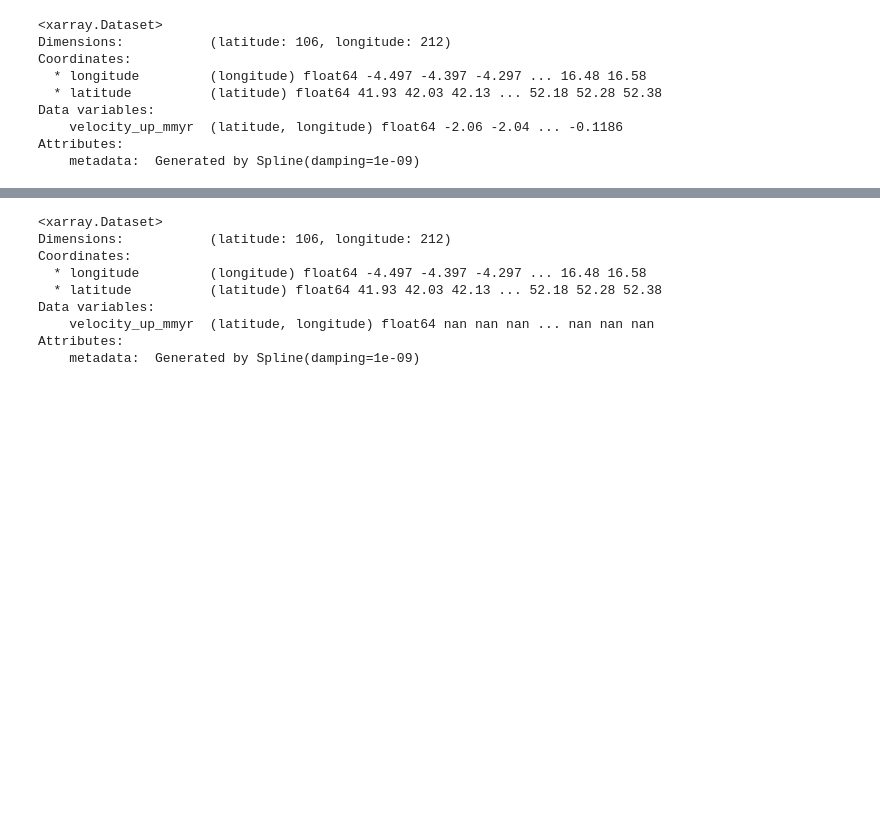
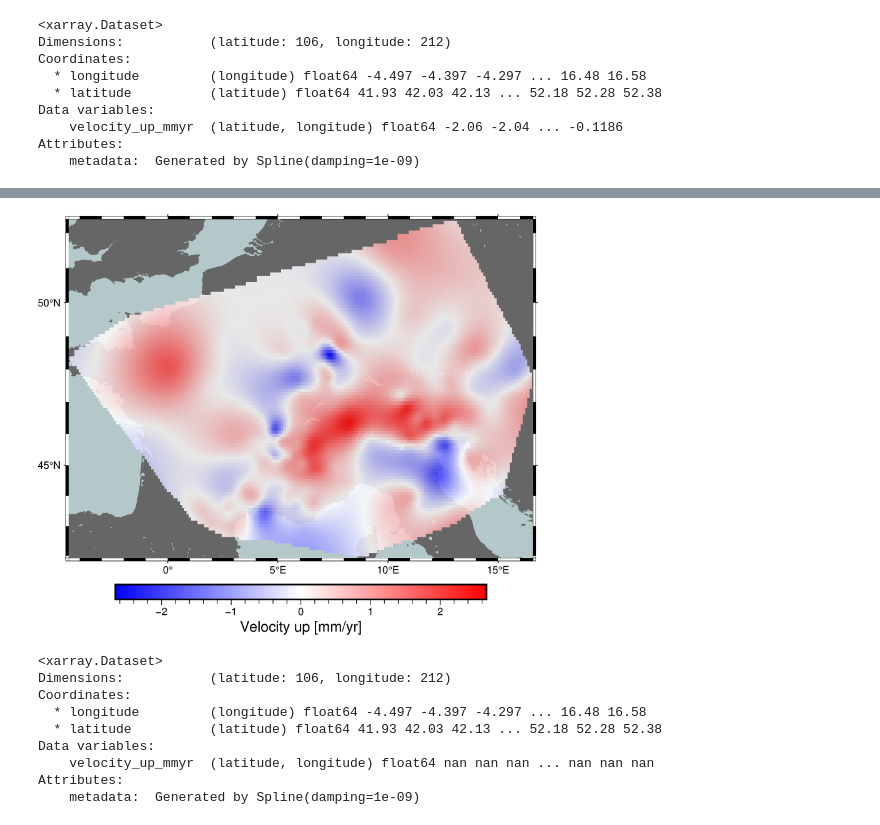
Before and after one commit to santisoler/2023-fatiando-igeba, a Jupyter notebook: notebooks/gps-velocities.ipynb, the cells around one changed output, grey strips where cells are left out. Cells and saved outputs as stored; diff of their text form; code cells hidden in the pictures; blank space fills up the shorter version.

```diff
--- a/notebooks/gps-velocities.ipynb
+++ b/notebooks/gps-velocities.ipynb
@@ -130,0 +128,3 @@ Attributes:
+# %%
+grid_masked = vd.convexhull_mask(data_coordinates=(data.longitude, data.latitude), grid=grid)
+grid_masked
@@ -131,3 +141,34 @@ Attributes:
+# %%
+fig = pygmt.Figure()
+gmt_projection = "M15c"
+
+fig.basemap(
+    region=[
+        grid_masked.longitude.values.min(),
+        grid_masked.longitude.values.max(),
+        grid_masked.latitude.values.min(),
+        grid_masked.latitude.values.max(),
+    ],
+    projection=gmt_projection,
+    frame=True,
+)
+fig.coast(land="#666666", water="#b4c8ca")
+
+maxabs = vd.maxabs(grid_masked.velocity_up_mmyr)
+pygmt.makecpt(cmap="polar", series=[-maxabs, maxabs], no_bg=True)
+fig.grdimage(
+    grid=grid_masked.velocity_up_mmyr,
+    cmap=True,
+    projection=gmt_projection,
+    nan_transparent=True,
+    transparency=15,
+)
+
+frame = 'af+l"Velocity up [mm/yr]"'
+fig.colorbar(frame=frame)
+fig.show()
+# %% [output]
+[figure, added]
 # %%
 grid_masked = vd.convexhull_mask(data_coordinates=(data.longitude, data.latitude), grid=grid)
 grid_masked
```
Also changed, not shown: parts of 8 cells of this notebook.
